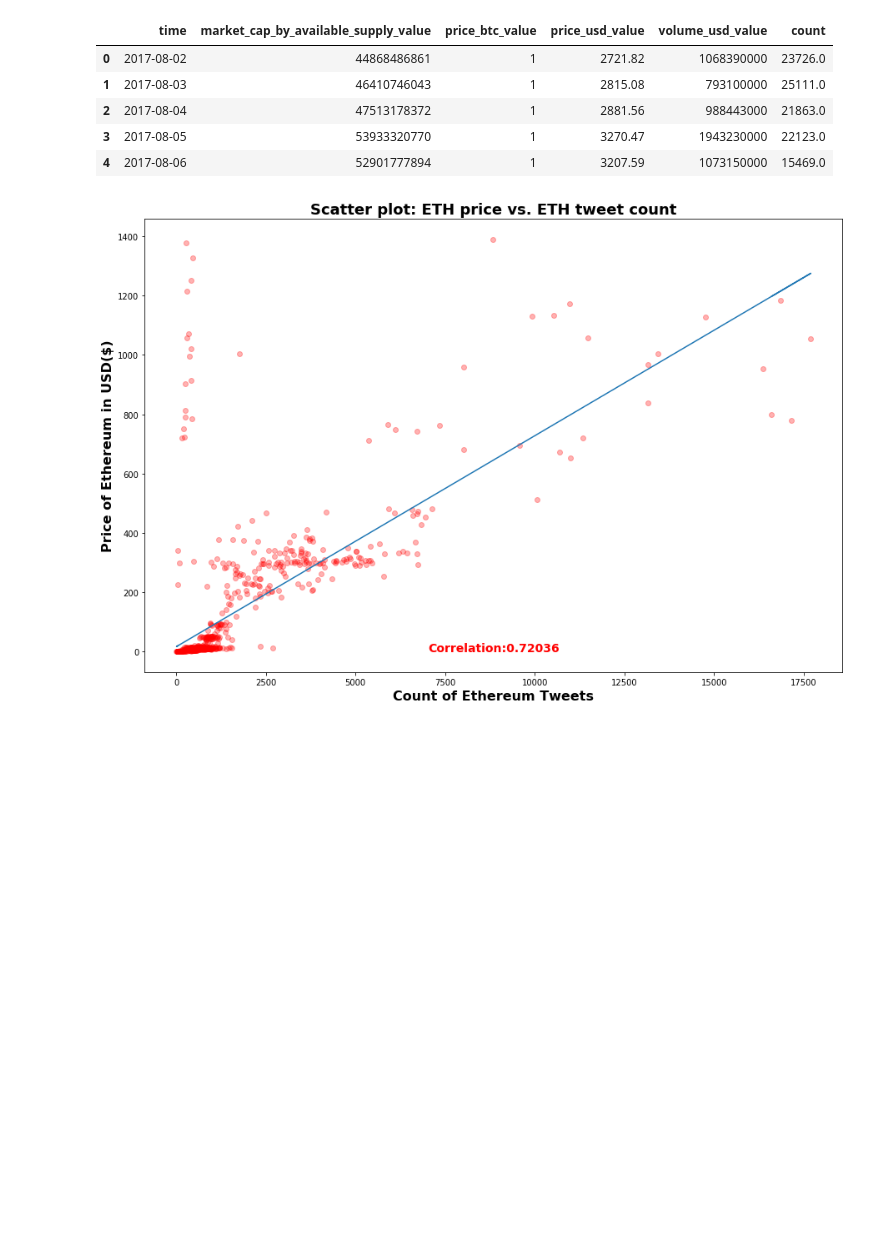
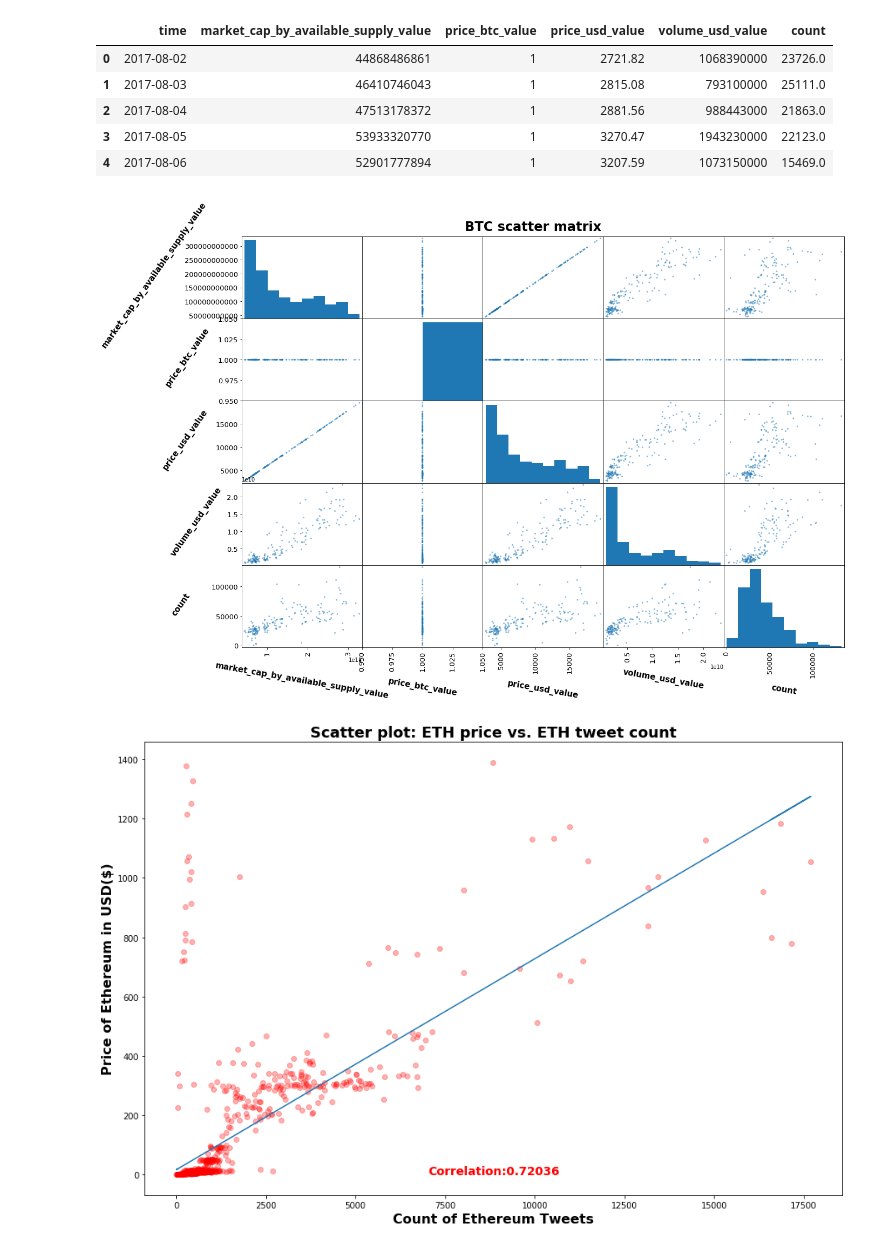
Before and after one commit to ThomasADuffy/Crypto-Capstone-1, a Jupyter notebook: notebooks/graphing_notebook.ipynb, the cells around one changed output. Saved outputs shown, nothing was run; the diff lists cells and outputs as text; code cells hidden in the pictures; blank space fills up the shorter version.

```diff
--- a/notebooks/graphing_notebook.ipynb
+++ b/notebooks/graphing_notebook.ipynb
@@ -56,7 +56,9 @@ BTC_new.head()
 | 3 | 2017-08-05 | 53933320770 | 1 | 3270.47 | 1943230000 | 22123.0 |
 | 4 | 2017-08-06 | 52901777894 | 1 | 3207.59 | 1073150000 | 15469.0 |
 # %%
-graph.pandas_scatter_matrix(BTC,'BTC scatter matrix','BTC_scatter_matrix.png')
+graph.pandas_scatter_matrix(BTC_new,'BTC scatter matrix','newBTC_scatter_matrix.png')
+# %% [output]
+[figure, added]
 # %%
 graph.pandas_scatter_matrix(ETH,'ETH scatter matrix','ETH_scatter_matrix.png')
 # %%
```
Also changed, not shown: 1 other file.
